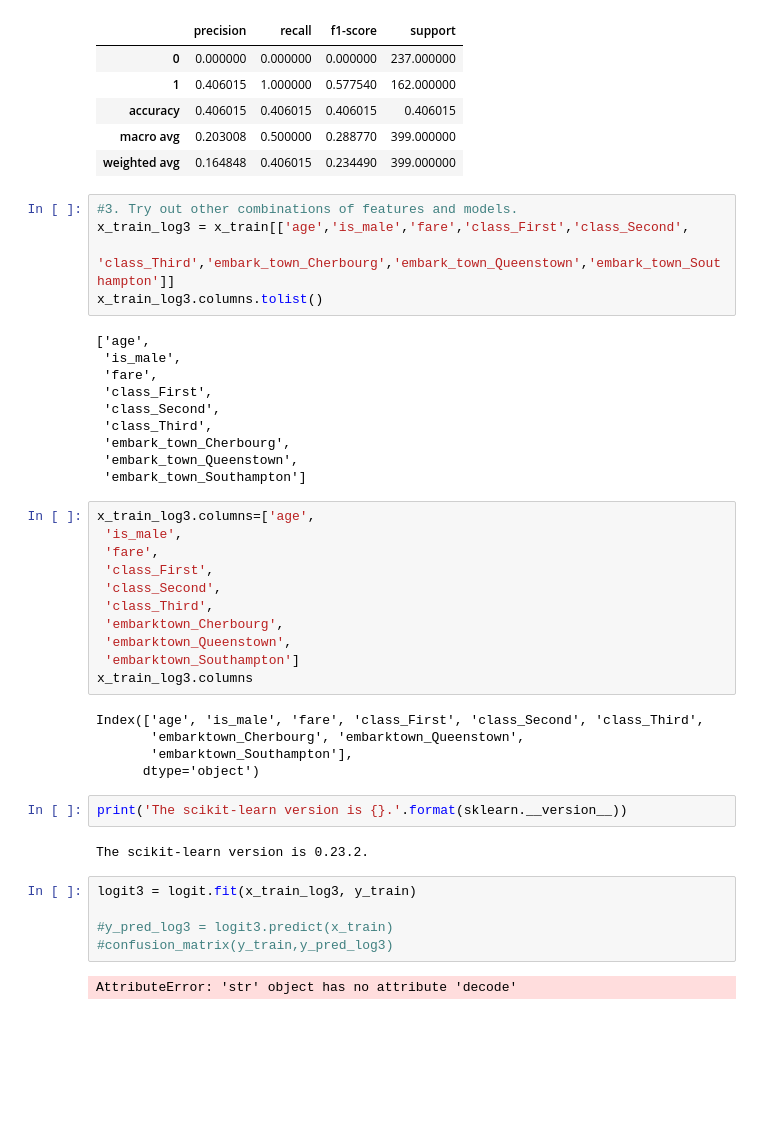
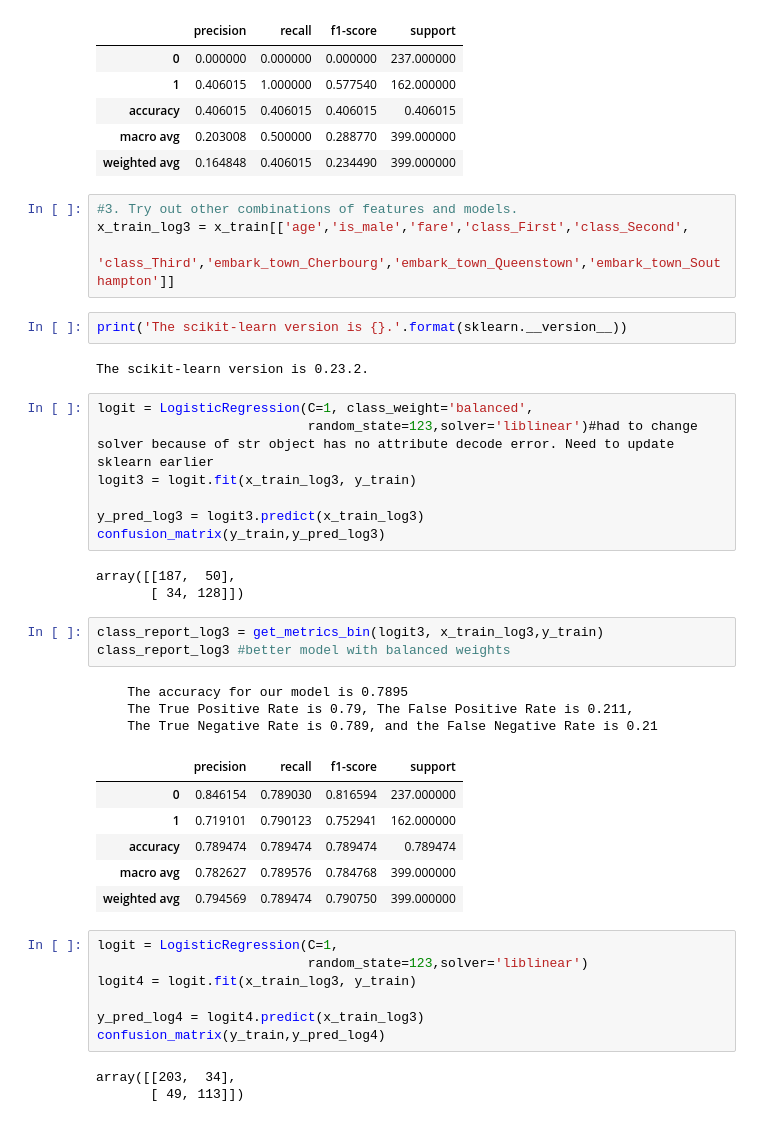
Before and after one commit to Ken-Alviola/classification-exercises, a Jupyter notebook: model.ipynb, the cells around one changed output. Drawn from its saved outputs; the diff is of its cells as text; blank space fills up the shorter version.

```diff
--- a/model.ipynb
+++ b/model.ipynb
@@ -668,41 +668,40 @@ class_report_log2
 #3. Try out other combinations of features and models.
 x_train_log3 = x_train[['age','is_male','fare','class_First','class_Second',
                         'class_Third','embark_town_Cherbourg','embark_town_Queenstown','embark_town_Southampton']]
-x_train_log3.columns.tolist()
-# %% [output]
-['age',
- 'is_male',
- 'fare',
- 'class_First',
- 'class_Second',
- 'class_Third',
- 'embark_town_Cherbourg',
- 'embark_town_Queenstown',
- 'embark_town_Southampton']
-# %%
-x_train_log3.columns=['age',
- 'is_male',
- 'fare',
- 'class_First',
- 'class_Second',
- 'class_Third',
- 'embarktown_Cherbourg',
- 'embarktown_Queenstown',
- 'embarktown_Southampton']
-x_train_log3.columns
-# %% [output]
-Index(['age', 'is_male', 'fare', 'class_First', 'class_Second', 'class_Third',
-       'embarktown_Cherbourg', 'embarktown_Queenstown',
-       'embarktown_Southampton'],
-      dtype='object')
 # %%
 print('The scikit-learn version is {}.'.format(sklearn.__version__))
 # %% [output]
 The scikit-learn version is 0.23.2.
-# %%
-logit3 = logit.fit(x_train_log3, y_train)
-
-#y_pred_log3 = logit3.predict(x_train)
-#confusion_matrix(y_train,y_pred_log3)
-# %% [output]
-AttributeError: 'str' object has no attribute 'decode'
+# %%
+logit = LogisticRegression(C=1, class_weight='balanced',
+                           random_state=123,solver='liblinear')#had to change solver because of str object has no attribute decode error. Need to update sklearn earlier
+logit3 = logit.fit(x_train_log3, y_train)
+
+y_pred_log3 = logit3.predict(x_train_log3)
+confusion_matrix(y_train,y_pred_log3)
+# %% [output]
+array([[187,  50],
+       [ 34, 128]])
+# %%
+class_report_log3 = get_metrics_bin(logit3, x_train_log3,y_train)
+class_report_log3 #better model with balanced weights
+# %% [output]
+    The accuracy for our model is 0.7895
+    The True Positive Rate is 0.79, The False Positive Rate is 0.211,
+    The True Negative Rate is 0.789, and the False Negative Rate is 0.21
+|  | precision | recall | f1-score | support |
+| 0 | 0.846154 | 0.789030 | 0.816594 | 237.000000 |
+| 1 | 0.719101 | 0.790123 | 0.752941 | 162.000000 |
+| accuracy | 0.789474 | 0.789474 | 0.789474 | 0.789474 |
+| macro avg | 0.782627 | 0.789576 | 0.784768 | 399.000000 |
+| weighted avg | 0.794569 | 0.789474 | 0.790750 | 399.000000 |
+# %%
+logit = LogisticRegression(C=1,
+                           random_state=123,solver='liblinear')
+logit4 = logit.fit(x_train_log3, y_train)
+
+y_pred_log4 = logit4.predict(x_train_log3)
+confusion_matrix(y_train,y_pred_log4)
+# %% [output]
+array([[203,  34],
+       [ 49, 113]])
```
Also changed, not shown: parts of 9 cells of this notebook.
